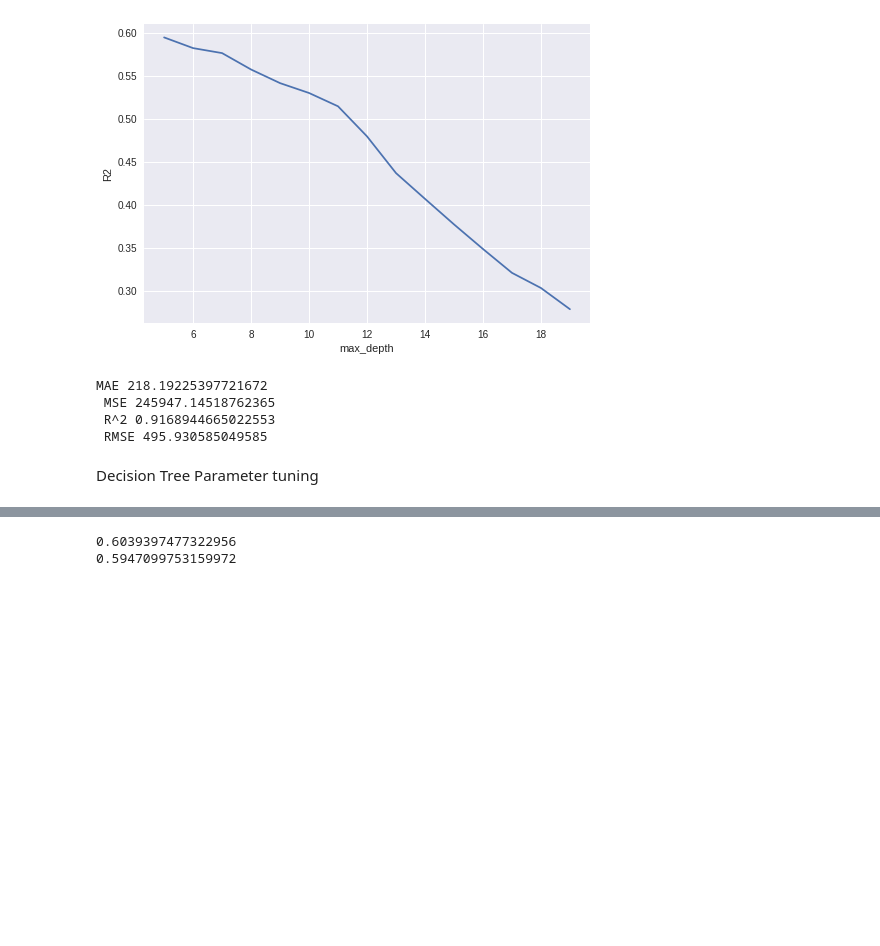
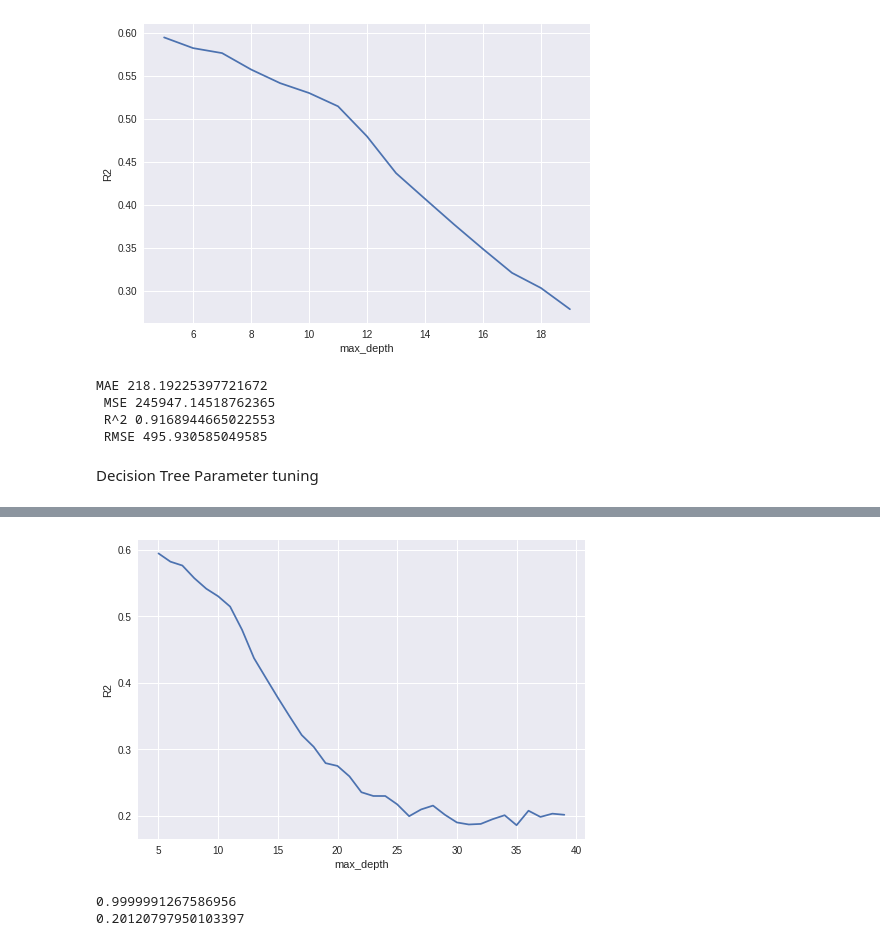
Before and after one commit to robsworld718/food-sales-predictions, a Jupyter notebook: Copy_of_food_sales_predictions.ipynb, the cells around one changed output, grey strips where cells are left out. Drawn from its saved outputs; the diff is of its cells as text; code cells hidden in the pictures; blank space fills up the shorter version.

```diff
--- a/Copy_of_food_sales_predictions.ipynb
+++ b/Copy_of_food_sales_predictions.ipynb
@@ -874,12 +876,18 @@ MAE 218.19225397721672
 # %% [markdown]
 Decision Tree Parameter tuning
 # %%
-max_depth_range_2 = list(range(5, 20))
+max_depth_range2 = range(5, 40)
 r2 = []
-for depth in max_depth_range:
-    dec_tree_5 = DecisionTreeRegressor(max_depth = 5,
-                                       random_state = 42)
-    pipe4 = make_pipeline(col_transformer, dec_tree_5)
+scores = pd.DataFrame(columns=['Train', 'Test'], index=max_depth_range2)
+for depth in max_depth_range2:
+    dec_tree = DecisionTreeRegressor(max_depth = depth,
+                             random_state = 42)
+    pipe4 = make_pipeline(col_transformer, dec_tree)
     pipe4.fit(X_train, y_train)
+    train_pred = pipe4.predict(X_train)
+    test_pred = pipe4.predict(X_test)
+    train_r2score = r2_score(y_train, train_pred)
+    test_r2score = r2_score(y_test, test_pred)
     score = pipe4.score(X_test, y_test)
-    r2.append(score)
+    scores.loc[depth, 'Train'] = train_r2score
+    scores.loc[depth, 'Test'] = test_r2score
@@ -886,8 +914,14 @@ for depth in max_depth_range:
+# %%
+plt.plot(max_depth_range2, scores['Test'])
+plt.xlabel('max_depth')
+plt.ylabel('R2');
+# %% [output]
+[figure, added]
 # %%
 train_5_score = pipe4.score(X_train, y_train)
 test_5_score = pipe4.score(X_test, y_test)
 print(train_5_score)
 print(test_5_score)
 # %% [output]
-0.6039397477322956
-0.5947099753159972
+0.9999991267586956
+0.20120797950103397
```
Also changed, not shown: parts of 14 cells of this notebook.
